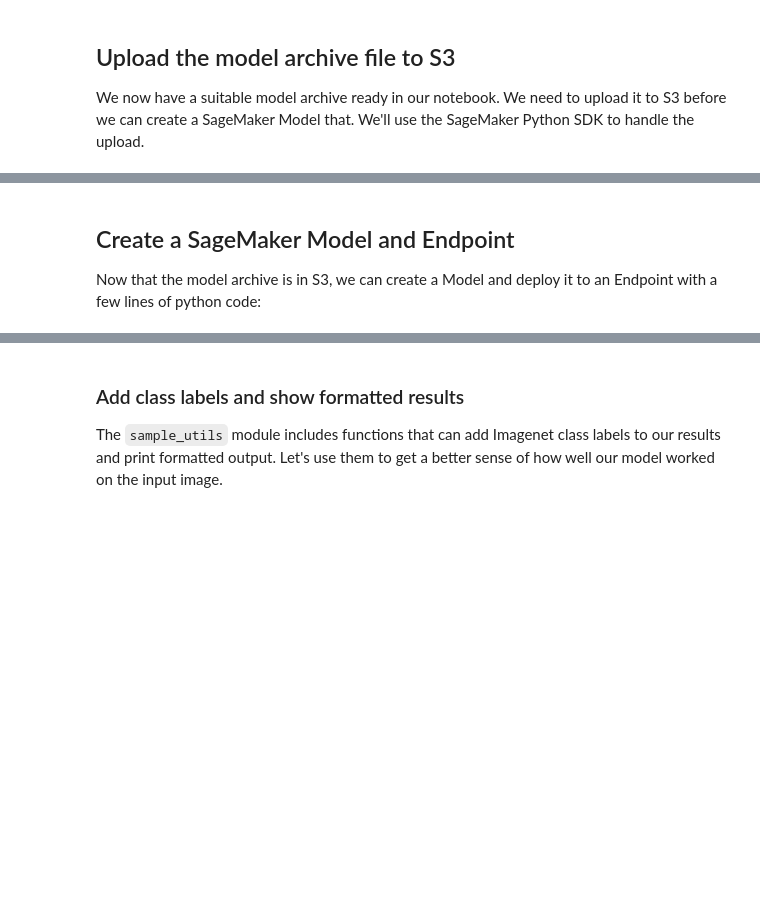
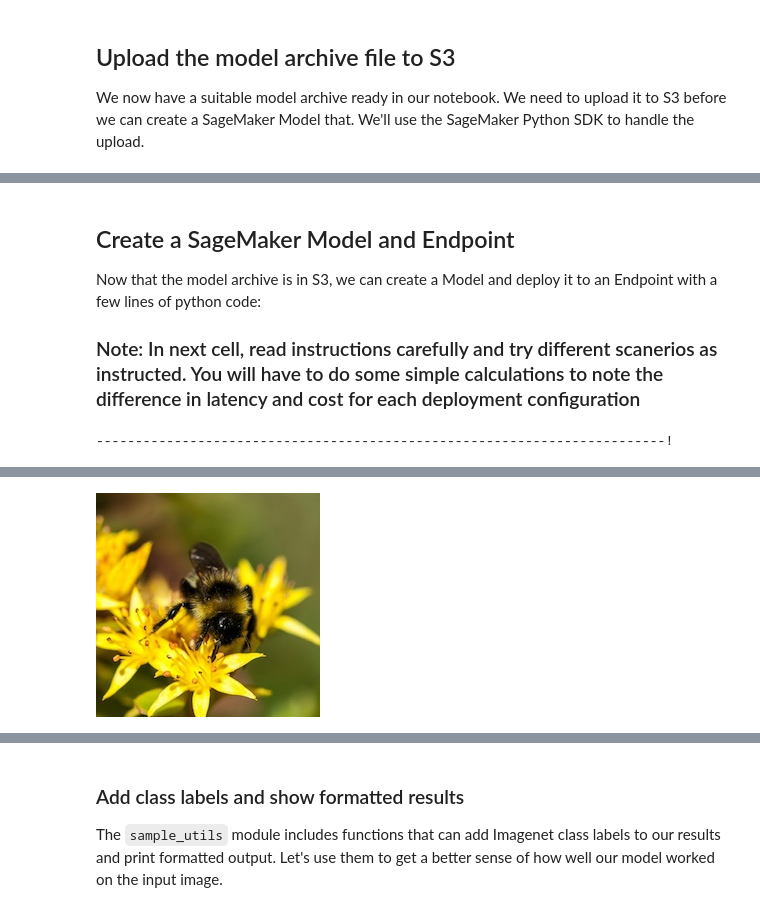
Before and after one commit to awsvik/tensorflow-amazon-elastic-inference, a Jupyter notebook: lab1/tensorflow_serving_container.ipynb, the cells around one changed output, grey strips where cells are left out. Cells and saved outputs as stored; diff of their text form; code cells hidden in the pictures; blank space fills up the shorter version.

```diff
--- a/lab1/tensorflow_serving_container.ipynb
+++ b/lab1/tensorflow_serving_container.ipynb
@@ -79,3 +119,5 @@ print('model uploaded to: {}'.format(model_data_1))
 
 Now that the model archive is in S3, we can create a Model and deploy it to an
 Endpoint with a few lines of python code:
+
+### Note: In next cell, read instructions carefully and try different scanerios as instructed. You will have to do  some simple calculations to note the difference in latency and cost for each deployment configuration
@@ -95,3 +124,34 @@ predictor = model.deploy(initial_instance_count=1, instance_type='ml.c5.xlarge',
+# %%
+from sagemaker.tensorflow.serving import Model
+
+# Use an env argument to set the name of the default model.
+# This is optional, but recommended when you deploy multiple models
+# so that requests that don't include a model name are sent to a
+# predictable model.
+env = {'SAGEMAKER_TFS_DEFAULT_MODEL_NAME': 'mobilenet_v2_140_224'}
+
+model = Model(model_data=model_data, role=sagemaker_role, framework_version='1.14', env=env)
+
+# Try below three scanerios one at a time by uncommenting the predictor = model.deploy*** for each deployment configuration
+# Calculate the latency and cost for each deployment configurtaion for processed requests
+
+# Continue till end for each scanerio and come back and try next scnerio
+# Note the seconds it takes to process the request in following cells and use the forumla = seconds/60*price per hour of compute configuration for each scanerio
+# The us-west-2 cost per hour for each configuration is provided in the comment line about each deployment
+
+# Scanerio 1 - uncomment predictor below and estimate cost of running deployment with ml.c5.xlarge+ ml.eia1.medium
+#ml.c5.xlarge price per hour is $0.238 and ml.eia1.medium per per hour is $0.182 i.e total ml.c5.xlarge+ ml.eia1.medium is $0.42
+#predictor = model.deploy(initial_instance_count=1, instance_type='ml.c5.xlarge', accelerator_type='ml.eia1.medium')
+
+# Scanerio 2 - uncomment predictor below and estimate cost of running deployment with ml.p3.2xlarge
+# ml.p3.2xlarge price per hour is $4.284
+#predictor = model.deploy(initial_instance_count=1, instance_type='ml.p3.2xlarge')
+
+# Scanerio 3 - uncomment predictor below and estimate cost of running deployment with ml.c5.xlarge
+#ml.c5.xlarge price per hour $0.238
+#predictor = model.deploy(initial_instance_count=1, instance_type='ml.c5.xlarge')
+# %% [output]
+-------------------------------------------------------------------------!
 # %% [markdown]
 ## Make predictions using the endpoint
 
@@ -101,4 +161,10 @@ We'll use these sample images:
 
 <img src="kitten.jpg" align="left" style="padding: 8px;">
 <img src="bee.jpg" style="padding: 8px;">
+# %%
+from IPython.display import Image
+Image(filename='kitten.jpg')
+Image(filename='bee.jpg')
+# %% [output]
+[figure, added]
 # %%
```
Also changed, not shown: parts of 12 cells of this notebook.
